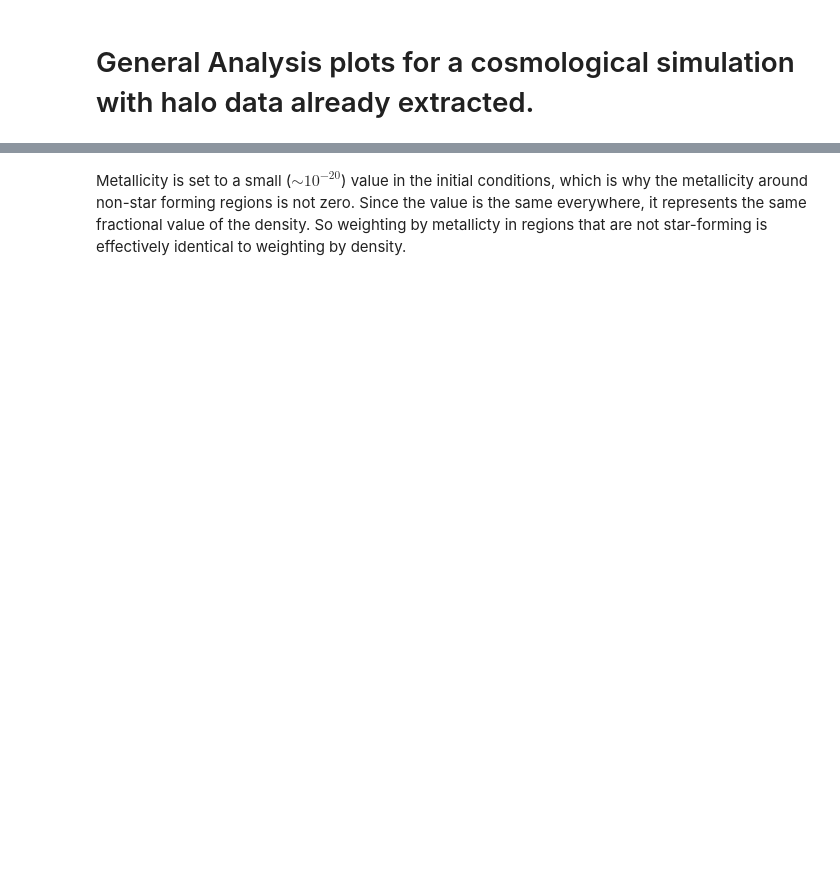
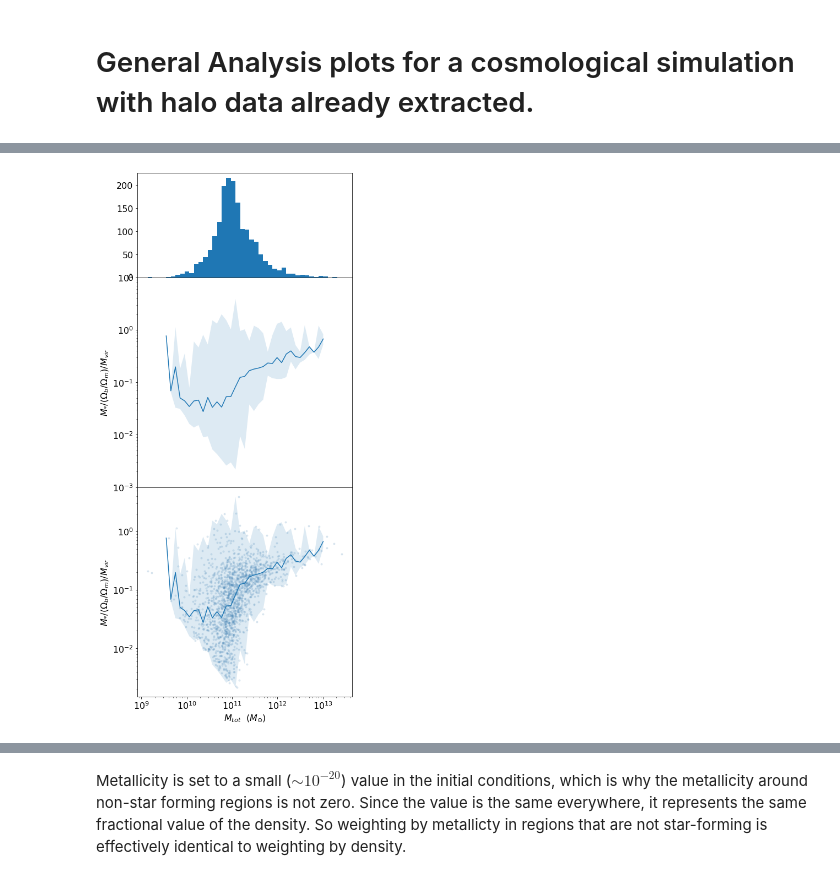
Before and after one commit to cjllorente827/comp_structure_research, a Jupyter notebook: general_analysis/plots.ipynb, the cells around one changed output, grey strips where cells are left out. Cells and saved outputs as stored; diff of their text form; code cells hidden in the pictures; blank space fills up the shorter version.

```diff
--- a/general_analysis/plots.ipynb
+++ b/general_analysis/plots.ipynb
@@ -68,0 +90,9 @@ yt : [INFO     ] 2020-05-06 11:13:12,628 Making a fixed resolution buffer of (('
+# %%
+# Placeholder for Histogram Code
+%aimport plots
+from plots import *
+cut = 100
+#halo_mass_histogram(hd, cutoff=cut)
+stellar_mass_fraction_reduced(hd, cutoff=cut)
+# %% [output]
+[figure, added]
```
Also changed, not shown: parts of 13 cells of this notebook, 1 other file.
